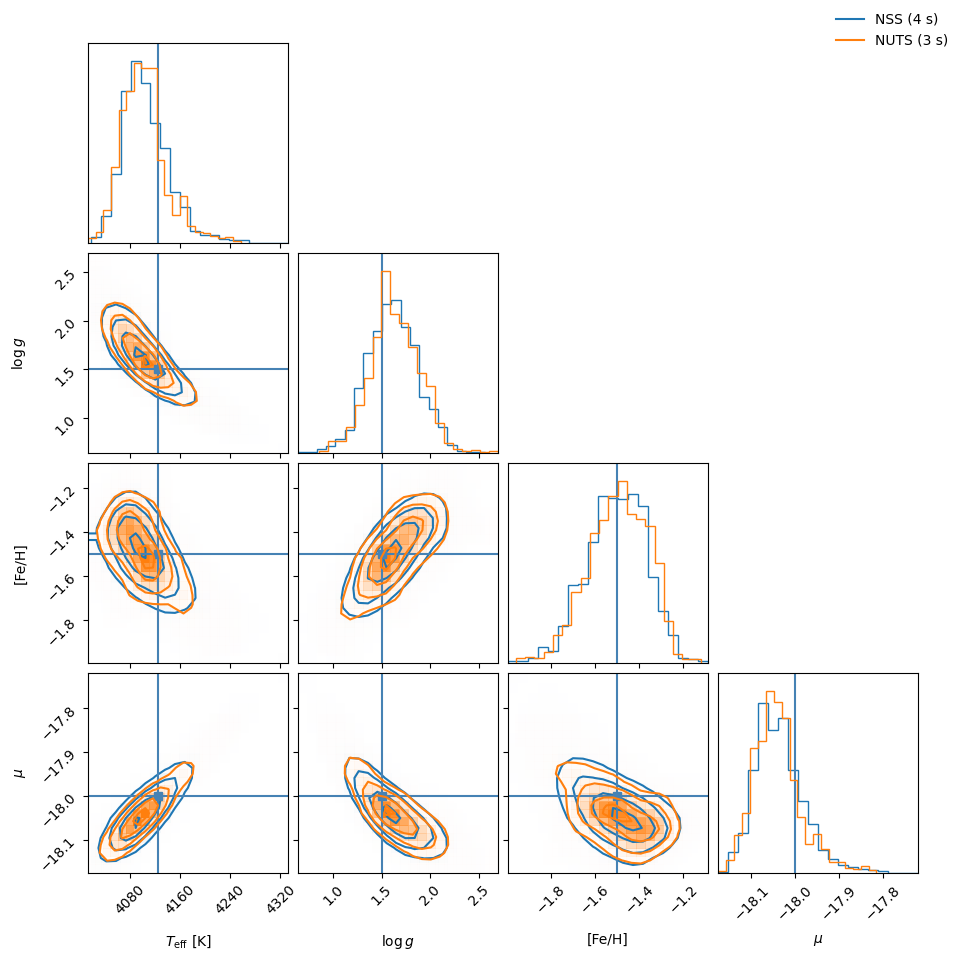
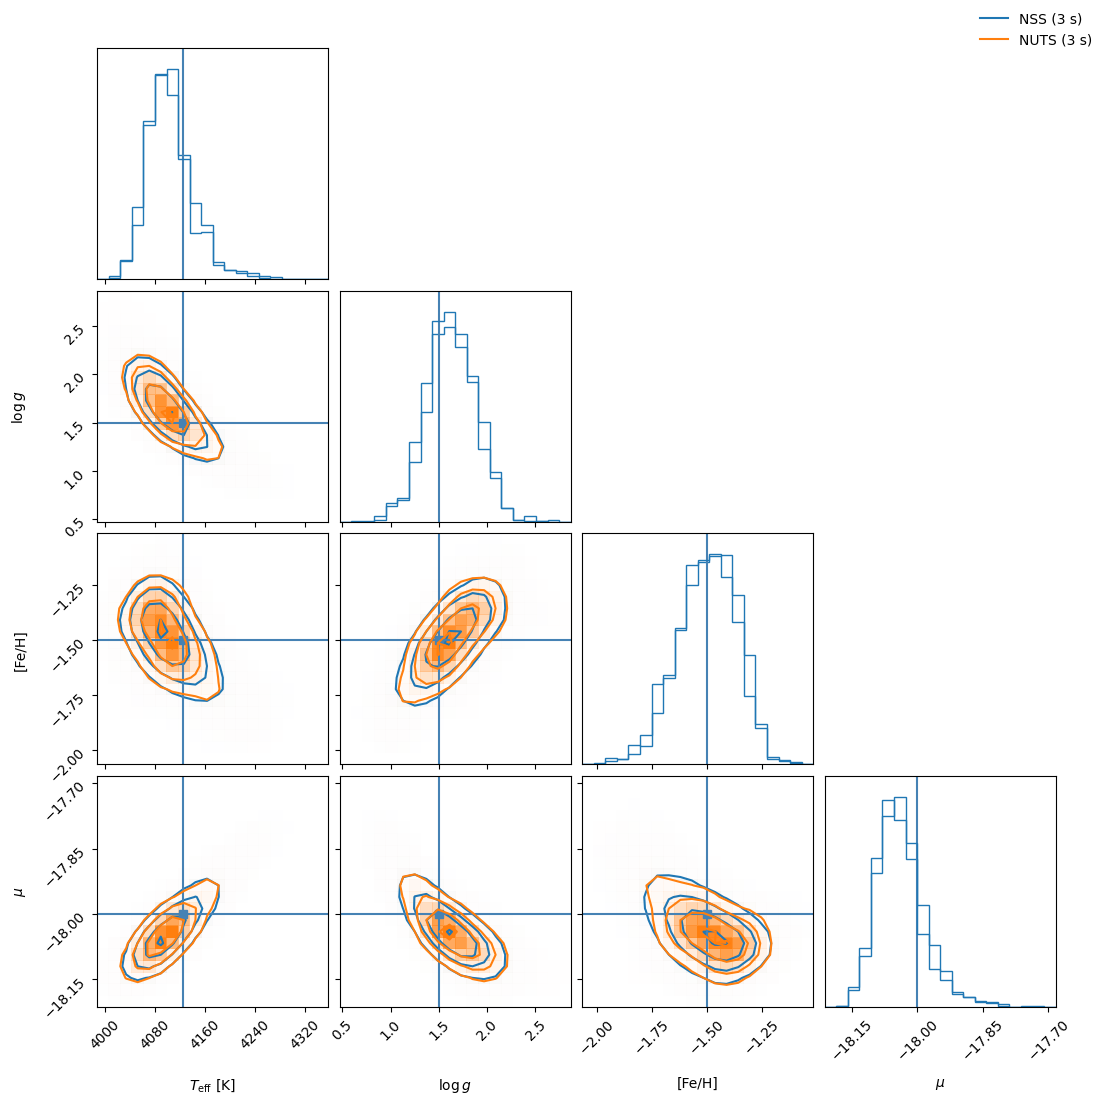
The notebook cell's code change between the first figure and the second:
--- before
+++ after
@@ -3,31 +3,11 @@
 truth_vec = [TRUTH[n] for n in names]
 
-nss_stack = np.column_stack([np.asarray(nss.samples[n]) for n in names])
-nuts_stack = np.column_stack([np.asarray(nuts.samples[n]) for n in names])
-
-fig = corner.corner(
-    nss_stack,
+fig = overlay_corner(
+    [nss.samples, nuts.samples],
+    names=names,
     labels=labels_tex,
-    truths=truth_vec,
-    color="C0",
-    hist_kwargs={"density": True},
-    plot_datapoints=False,
-    smooth=1.0,
-)
-corner.corner(
-    nuts_stack,
-    fig=fig,
-    color="C1",
-    hist_kwargs={"density": True},
-    plot_datapoints=False,
-    smooth=1.0,
-)
-fig.legend(
-    handles=[
-        plt.Line2D([], [], color="C0", label=f"NSS ({nss.wall_time:.0f} s)"),
-        plt.Line2D([], [], color="C1", label=f"NUTS ({nuts.wall_time:.0f} s)"),
-    ],
-    loc="upper right",
-    frameon=False,
+    colors=["C0", "C1"],
+    legend_labels=[f"NSS ({nss.wall_time:.0f} s)", f"NUTS ({nuts.wall_time:.0f} s)"],
+    truths=TRUTH,
 )
 plt.show()

Commit: feat: overlay_corner — full-range, wider corner plots